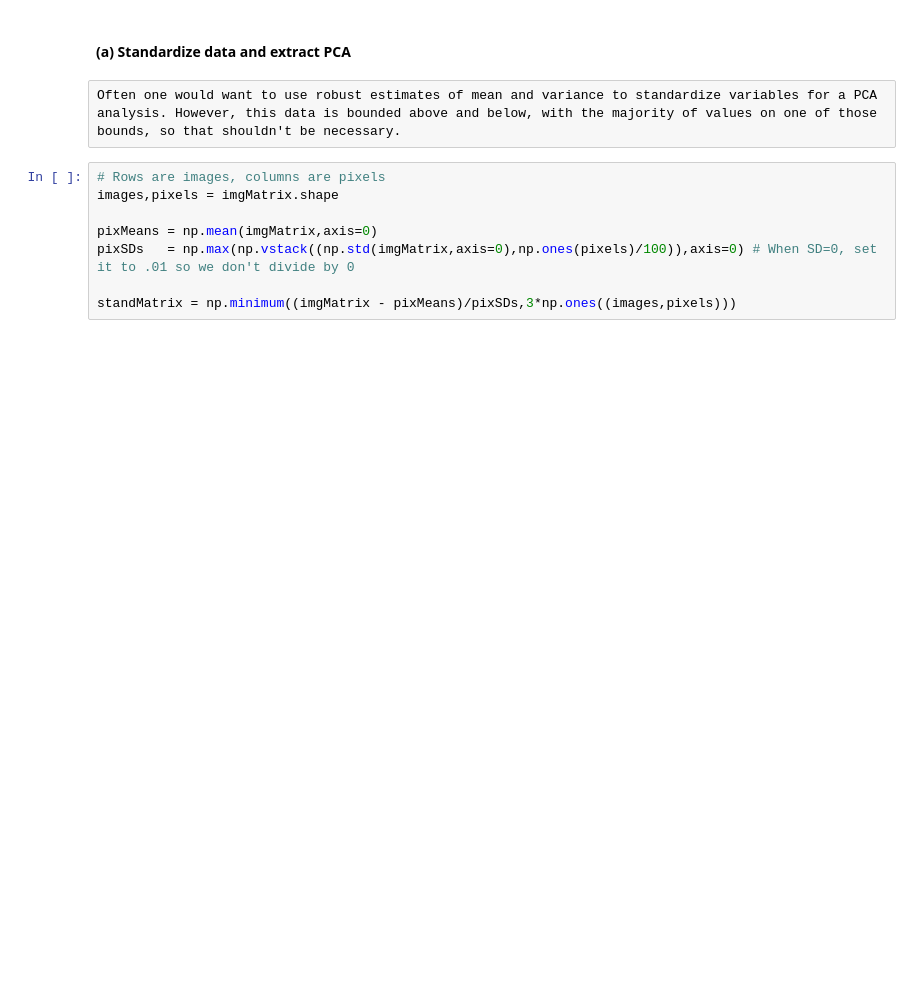
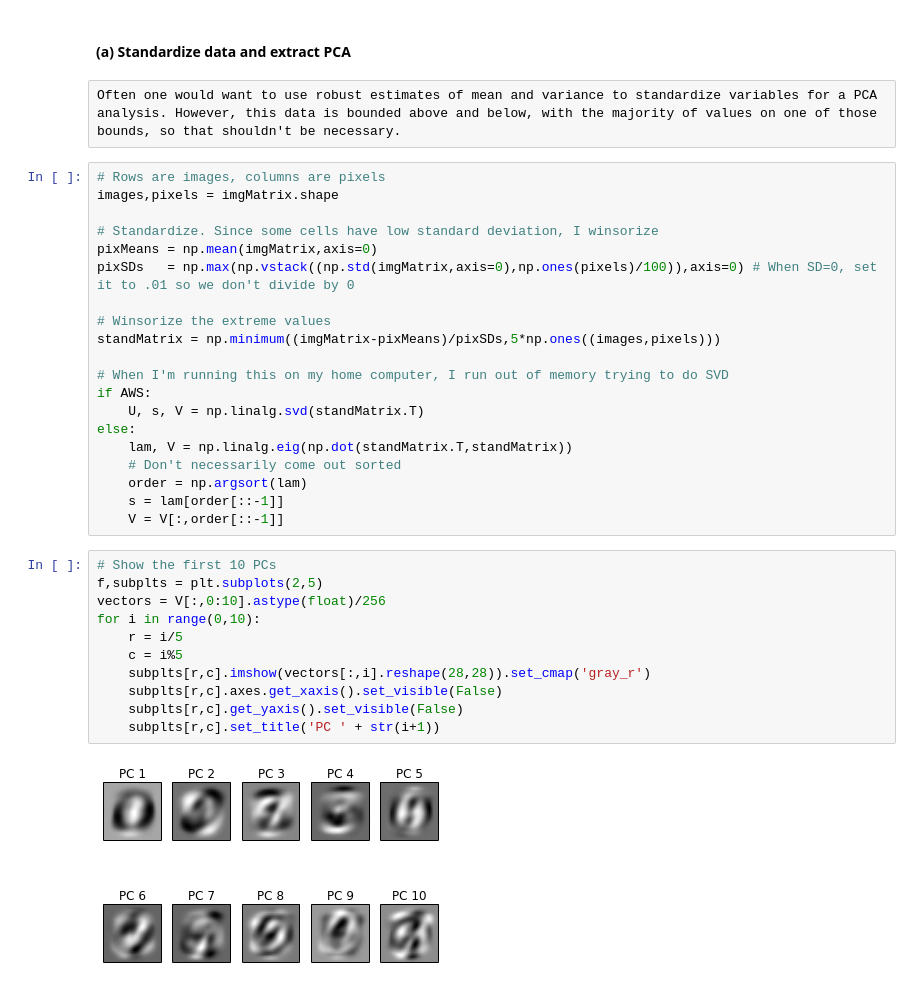
Before and after one commit to ajmaurer/Chicago-Course-Work, a Jupyter notebook: stat376/assn2_digits_pca.ipynb, the cells around one changed output. Drawn from its saved outputs; the diff is of its cells as text; blank space fills up the shorter version.

```diff
--- a/stat376/assn2_digits_pca.ipynb
+++ b/stat376/assn2_digits_pca.ipynb
@@ -52,7 +47,32 @@ Often one would want to use robust estimates of mean and variance to standardize
 # Rows are images, columns are pixels
 images,pixels = imgMatrix.shape
 
+# Standardize. Since some cells have low standard deviation, I winsorize
 pixMeans = np.mean(imgMatrix,axis=0)
 pixSDs   = np.max(np.vstack((np.std(imgMatrix,axis=0),np.ones(pixels)/100)),axis=0) # When SD=0, set it to .01 so we don't divide by 0
 
-standMatrix = np.minimum((imgMatrix - pixMeans)/pixSDs,3*np.ones((images,pixels)))
+# Winsorize the extreme values
+standMatrix = np.minimum((imgMatrix-pixMeans)/pixSDs,5*np.ones((images,pixels)))
+
+# When I'm running this on my home computer, I run out of memory trying to do SVD
+if AWS:
+    U, s, V = np.linalg.svd(standMatrix.T)
+else:
+    lam, V = np.linalg.eig(np.dot(standMatrix.T,standMatrix))
+    # Don't necessarily come out sorted
+    order = np.argsort(lam)
+    s = lam[order[::-1]]
+    V = V[:,order[::-1]]
+# %%
+# Show the first 10 PCs
+f,subplts = plt.subplots(2,5)
+vectors = V[:,0:10].astype(float)/256
+for i in range(0,10):
+    r = i/5
+    c = i%5
+    subplts[r,c].imshow(vectors[:,i].reshape(28,28)).set_cmap('gray_r')
+    subplts[r,c].axes.get_xaxis().set_visible(False)
+    subplts[r,c].get_yaxis().set_visible(False)
+    subplts[r,c].set_title('PC ' + str(i+1))
+# %% [output]
+[figure, added]
```
Also changed, not shown: parts of 11 cells of this notebook, 1 other file.
